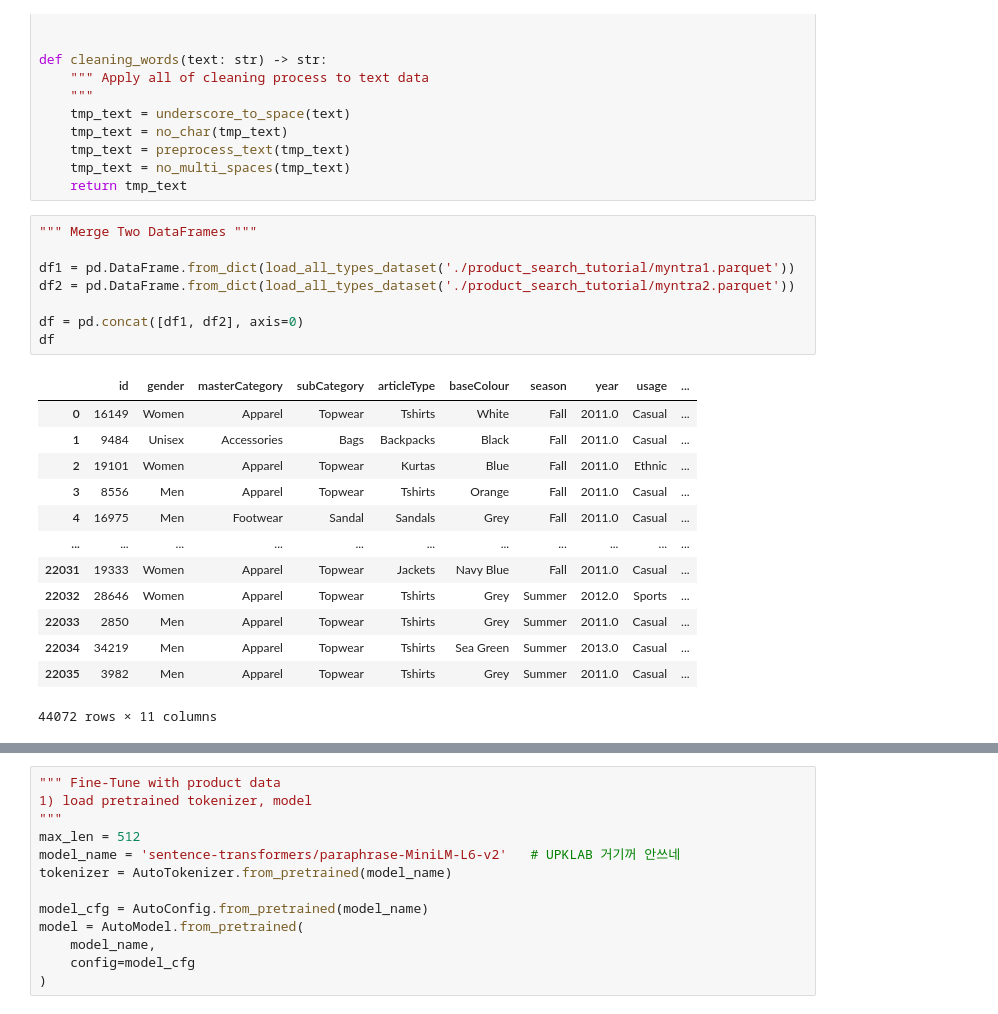
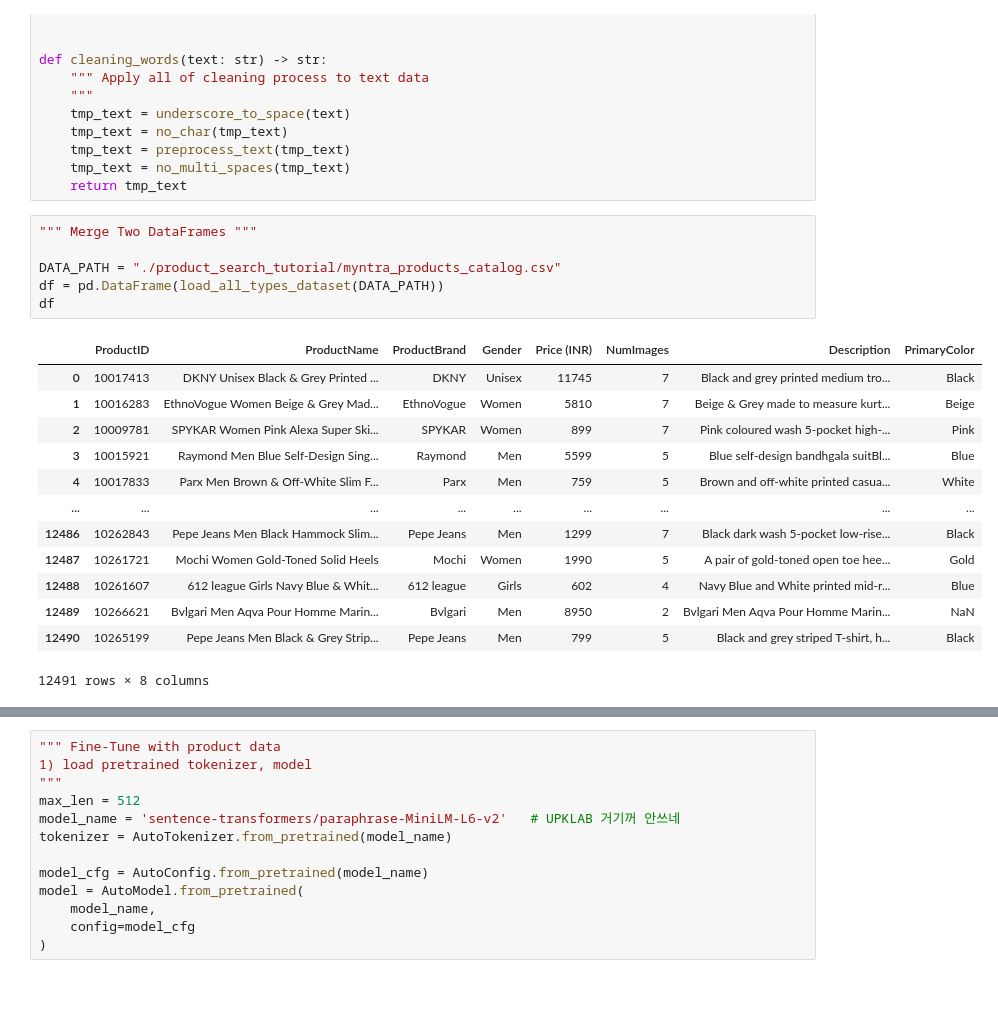
Before and after one commit to qcqced123/model_study, a Jupyter notebook: tutorial/semantic_search_tutorial.ipynb, the cells around one changed output, grey strips where cells are left out. Saved outputs shown, nothing was run; the diff lists cells and outputs as text.

Commit message:
add semantic search tutorial

```diff
--- a/tutorial/semantic_search_tutorial.ipynb
+++ b/tutorial/semantic_search_tutorial.ipynb
@@ -149,25 +159,23 @@ def cleaning_words(text: str) -> str:
 # %%
 """ Merge Two DataFrames """
 
-df1 = pd.DataFrame.from_dict(load_all_types_dataset('./product_search_tutorial/myntra1.parquet'))
-df2 = pd.DataFrame.from_dict(load_all_types_dataset('./product_search_tutorial/myntra2.parquet'))
-
-df = pd.concat([df1, df2], axis=0)
+DATA_PATH = "./product_search_tutorial/myntra_products_catalog.csv"
+df = pd.DataFrame(load_all_types_dataset(DATA_PATH))
 df
 # %% [output]
-|  | id | gender | masterCategory | subCategory | articleType | baseColour | season | year | usage | ... |
-| 0 | 16149 | Women | Apparel | Topwear | Tshirts | White | Fall | 2011.0 | Casual | ... |
-| 1 | 9484 | Unisex | Accessories | Bags | Backpacks | Black | Fall | 2011.0 | Casual | ... |
-| 2 | 19101 | Women | Apparel | Topwear | Kurtas | Blue | Fall | 2011.0 | Ethnic | ... |
-| 3 | 8556 | Men | Apparel | Topwear | Tshirts | Orange | Fall | 2011.0 | Casual | ... |
-| 4 | 16975 | Men | Footwear | Sandal | Sandals | Grey | Fall | 2011.0 | Casual | ... |
-| ... | ... | ... | ... | ... | ... | ... | ... | ... | ... | ... |
-| 22031 | 19333 | Women | Apparel | Topwear | Jackets | Navy Blue | Fall | 2011.0 | Casual | ... |
-| 22032 | 28646 | Women | Apparel | Topwear | Tshirts | Grey | Summer | 2012.0 | Sports | ... |
-| 22033 | 2850 | Men | Apparel | Topwear | Tshirts | Grey | Summer | 2011.0 | Casual | ... |
-| 22034 | 34219 | Men | Apparel | Topwear | Tshirts | Sea Green | Summer | 2013.0 | Casual | ... |
-| 22035 | 3982 | Men | Apparel | Topwear | Tshirts | Grey | Summer | 2011.0 | Casual | ... |
+|  | ProductID | ProductName | ProductBrand | Gender | Price (INR) | NumImages | Description | PrimaryColor |
+| 0 | 10017413 | DKNY Unisex Black & Grey Printed ... | DKNY | Unisex | 11745 | 7 | Black and grey printed medium tro... | Black |
+| 1 | 10016283 | EthnoVogue Women Beige & Grey Mad... | EthnoVogue | Women | 5810 | 7 | Beige & Grey made to measure kurt... | Beige |
+| 2 | 10009781 | SPYKAR Women Pink Alexa Super Ski... | SPYKAR | Women | 899 | 7 | Pink coloured wash 5-pocket high-... | Pink |
+| 3 | 10015921 | Raymond Men Blue Self-Design Sing... | Raymond | Men | 5599 | 5 | Blue self-design bandhgala suitBl... | Blue |
+| 4 | 10017833 | Parx Men Brown & Off-White Slim F... | Parx | Men | 759 | 5 | Brown and off-white printed casua... | White |
+| ... | ... | ... | ... | ... | ... | ... | ... | ... |
+| 12486 | 10262843 | Pepe Jeans Men Black Hammock Slim... | Pepe Jeans | Men | 1299 | 7 | Black dark wash 5-pocket low-rise... | Black |
+| 12487 | 10261721 | Mochi Women Gold-Toned Solid Heels | Mochi | Women | 1990 | 5 | A pair of gold-toned open toe hee... | Gold |
+| 12488 | 10261607 | 612 league Girls Navy Blue & Whit... | 612 league | Girls | 602 | 4 | Navy Blue and White printed mid-r... | Blue |
+| 12489 | 10266621 | Bvlgari Men Aqva Pour Homme Marin... | Bvlgari | Men | 8950 | 2 | Bvlgari Men Aqva Pour Homme Marin... | NaN |
+| 12490 | 10265199 | Pepe Jeans Men Black & Grey Strip... | Pepe Jeans | Men | 799 | 5 | Black and grey striped T-shirt, h... | Black |
-44072 rows × 11 columns
+12491 rows × 8 columns
 # %%
 """ Dict Object for Index Mapping in elasticsearch """
 indexName = "all_products"
```
Also changed, not shown: parts of 8 cells of this notebook, 3 other files.
